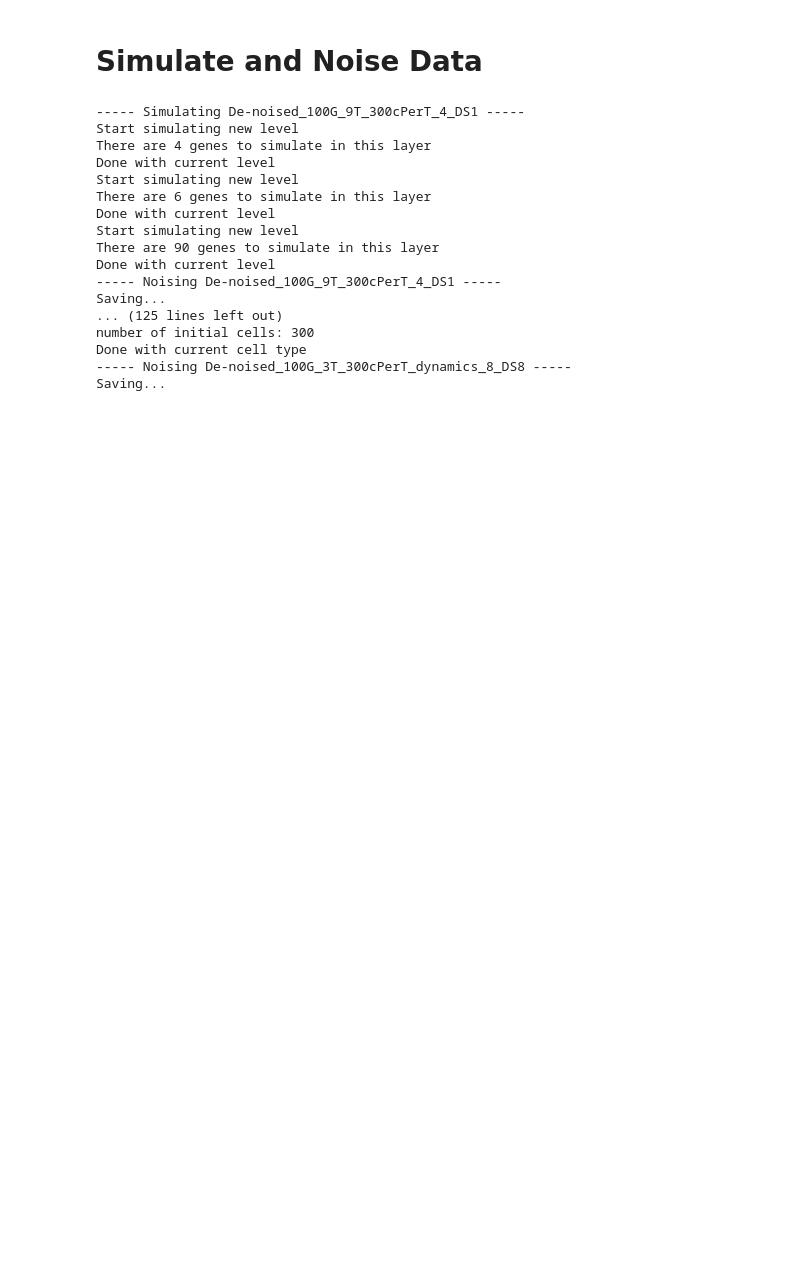
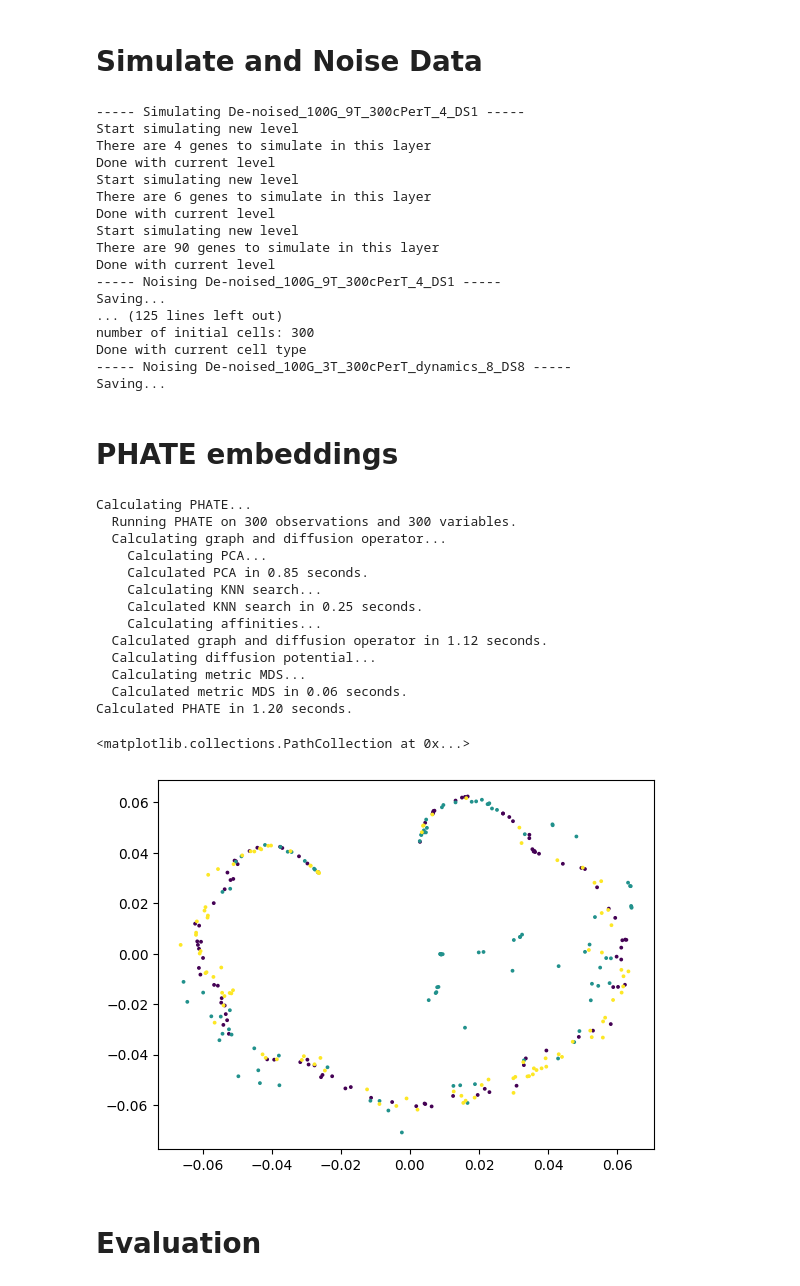
Before and after one commit to theo-long/uPHATE, a Jupyter notebook: notebooks/sergio_evaluation.ipynb, the cells around one changed output. Cells and saved outputs as stored; diff of their text form; code cells hidden in the pictures; blank space fills up the shorter version.

```diff
--- a/notebooks/sergio_evaluation.ipynb
+++ b/notebooks/sergio_evaluation.ipynb
@@ -177,3 +177,5 @@ number of initial cells: 300
 Done with current cell type
 ----- Noising De-noised_100G_3T_300cPerT_dynamics_8_DS8 -----
 Saving...
+# %% [markdown]
+# PHATE embeddings
@@ -179,0 +203,45 @@ Saving...
+# %%
+exprU, exprS = sim.getExpressions_dynamics()
+X_clean = np.concatenate(exprS, axis=0)
+cell_types = np.repeat(np.arange(exprS.shape[0]), exprS.shape[1])
+# %%
+n_components = 2
+knn = 20
+decay = 40
+t = 2
+# phate_op = BootstrappedPHATE(
+#     n_boostrap_samples=10,
+#     dirichlet_alpha=0.5,
+#     knn=knn,
+#     decay=decay,
+#     t=t,
+#     n_landmark=None,
+#     mds_solver="smacof",
+# )
+# posterior_embeddings = phate_op.fit_transform(X_noisy)
+
+clean_emb = PHATE(
+    knn=knn,
+    decay=decay,
+    t=t,
+    n_landmark=None,
+    mds_solver="smacof",
+).fit_transform(X_clean)
+
+plt.scatter(*clean_emb.T, c=cell_types, s=3)
+# %% [output]
+Calculating PHATE...
+  Running PHATE on 300 observations and 300 variables.
+  Calculating graph and diffusion operator...
+    Calculating PCA...
+    Calculated PCA in 0.85 seconds.
+    Calculating KNN search...
+    Calculated KNN search in 0.25 seconds.
+    Calculating affinities...
+  Calculated graph and diffusion operator in 1.12 seconds.
+  Calculating diffusion potential...
+  Calculating metric MDS...
+  Calculated metric MDS in 0.06 seconds.
+Calculated PHATE in 1.20 seconds.
+<matplotlib.collections.PathCollection at 0x...>
+[figure, added]
@@ -179,0 +262,2 @@ Saving...
+# %% [markdown]
+# Evaluation
```
Also changed, not shown: parts of 4 cells of this notebook, 1 other file.
